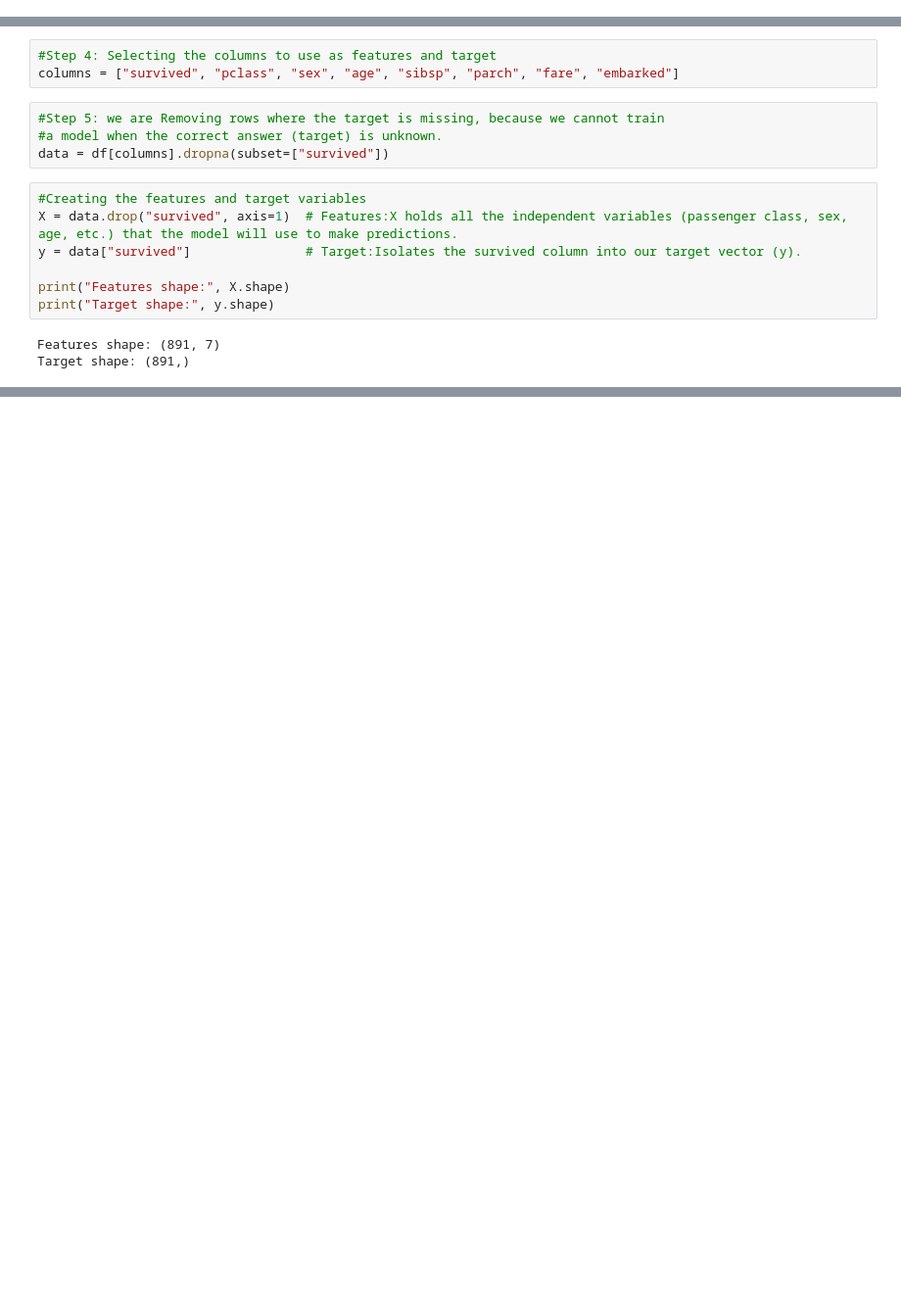
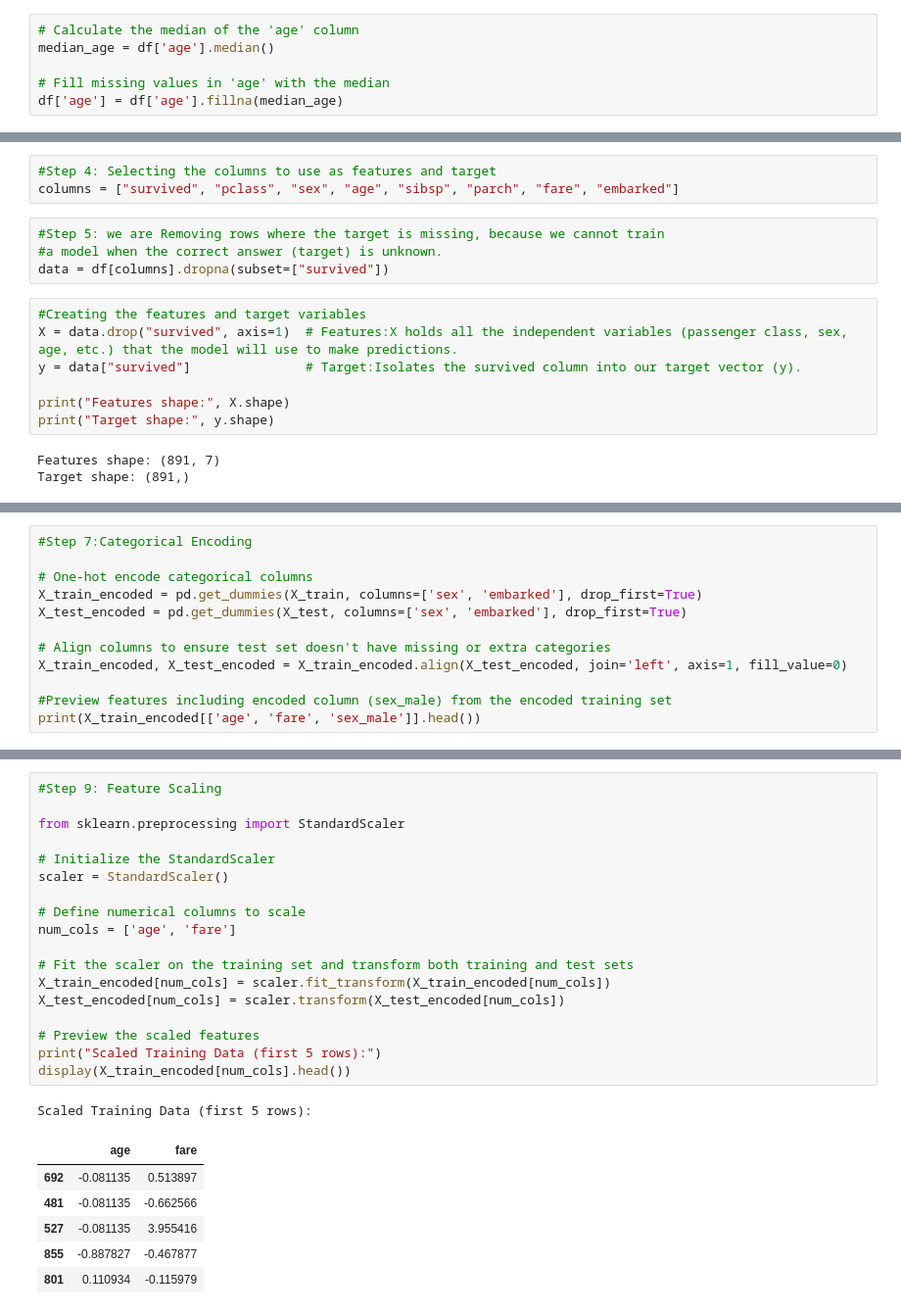
Before and after one commit to Nthabiseng3310/Machine-Learning-Research-Assignment, a Jupyter notebook: Research_Assignment.ipynb, the cells around one changed output, grey strips where cells are left out. Shown at 98% size. Cells and saved outputs as stored; diff of their text form; blank space fills up the shorter version.

```diff
--- a/Research_Assignment.ipynb
+++ b/Research_Assignment.ipynb
@@ -82,3 +82,9 @@ embark_town      2
 alive            0
 alone            0
 dtype: int64
+# %%
+# Calculate the median of the 'age' column
+median_age = df['age'].median()
+
+# Fill missing values in 'age' with the median
+df['age'] = df['age'].fillna(median_age)
@@ -122,3 +142,15 @@ Training features: (712, 7)
 Testing features: (179, 7)
 Training target: (712,)
 Testing target: (179,)
+# %%
+#Step 7:Categorical Encoding
+
+# One-hot encode categorical columns
+X_train_encoded = pd.get_dummies(X_train, columns=['sex', 'embarked'], drop_first=True)
+X_test_encoded = pd.get_dummies(X_test, columns=['sex', 'embarked'], drop_first=True)
+
+# Align columns to ensure test set doesn't have missing or extra categories
+X_train_encoded, X_test_encoded = X_train_encoded.align(X_test_encoded, join='left', axis=1, fill_value=0)
+
+#Preview features including encoded column (sex_male) from the encoded training set
+print(X_train_encoded[['age', 'fare', 'sex_male']].head())
@@ -124,0 +178,26 @@ Testing target: (179,)
+# %%
+#Step 9: Feature Scaling
+
+from sklearn.preprocessing import StandardScaler
+
+# Initialize the StandardScaler
+scaler = StandardScaler()
+
+# Define numerical columns to scale
+num_cols = ['age', 'fare']
+
+# Fit the scaler on the training set and transform both training and test sets
+X_train_encoded[num_cols] = scaler.fit_transform(X_train_encoded[num_cols])
+X_test_encoded[num_cols] = scaler.transform(X_test_encoded[num_cols])
+
+# Preview the scaled features
+print("Scaled Training Data (first 5 rows):")
+display(X_train_encoded[num_cols].head())
+# %% [output]
+Scaled Training Data (first 5 rows):
+|  | age | fare |
+| 692 | -0.081135 | 0.513897 |
+| 481 | -0.081135 | -0.662566 |
+| 527 | -0.081135 | 3.955416 |
+| 855 | -0.887827 | -0.467877 |
+| 801 | 0.110934 | -0.115979 |
```
Also changed, not shown: parts of 7 cells of this notebook.
